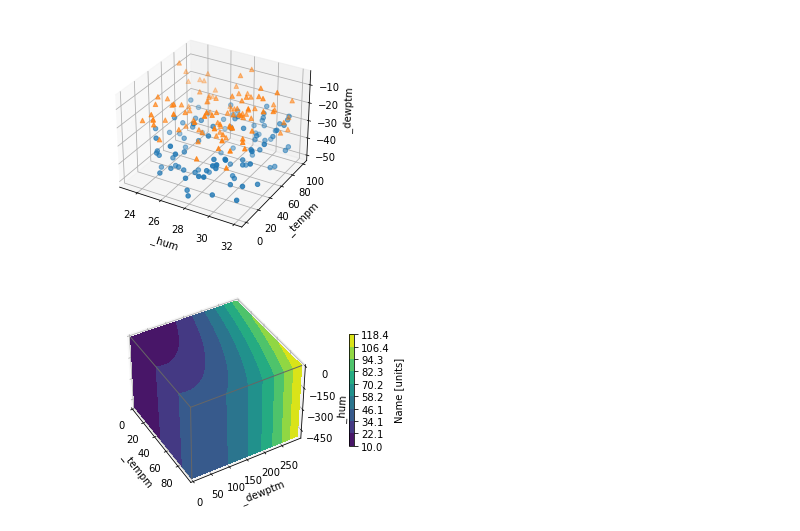
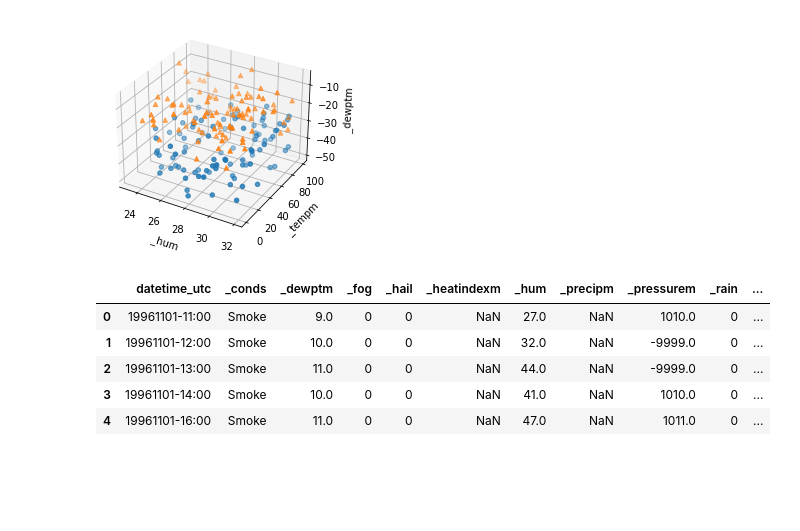
Before and after one commit to sfarn88/UCDPA_SarahFarnon, a Jupyter notebook: UCDPA_SarahFarnon.ipynb, the cells around one changed output. Cells and saved outputs as stored; diff of their text form; code cells hidden in the pictures; blank space fills up the shorter version.

```diff
--- a/UCDPA_SarahFarnon.ipynb
+++ b/UCDPA_SarahFarnon.ipynb
@@ -331,71 +331,3 @@ ax.set_zlabel(' _dewptm')
 plt.show()
 # %% [output]
 [figure]
-# %%
-import matplotlib.pyplot as plt
-import numpy as np
-
-# Define dimensions
-Nx, Ny, Nz = 100, 300, 500
-X, Y, Z = np.meshgrid(np.arange(Nx), np.arange(Ny), -np.arange(Nz))
-
-# Create fake data
-data = (((X+100)**2 + (Y-20)**2 + 2*Z)/1000+1)
-
-kw = {
-    'vmin': data.min(),
-    'vmax': data.max(),
-    'levels': np.linspace(data.min(), data.max(), 10),
-}
-
-# Create a figure with 3D ax
-fig = plt.figure(figsize=(5, 4))
-ax = fig.add_subplot(111, projection='3d')
-
-# Plot contour surfaces
-_ = ax.contourf(
-    X[:, :, 0], Y[:, :, 0], data[:, :, 0],
-    zdir='z', offset=0, **kw
-)
-_ = ax.contourf(
-    X[0, :, :], data[0, :, :], Z[0, :, :],
-    zdir='y', offset=0, **kw
-)
-C = ax.contourf(
-    data[:, -1, :], Y[:, -1, :], Z[:, -1, :],
-    zdir='x', offset=X.max(), **kw
-)
-# --
-
-
-# Set limits of the plot from coord limits
-xmin, xmax = X.min(), X.max()
-ymin, ymax = Y.min(), Y.max()
-zmin, zmax = Z.min(), Z.max()
-ax.set(xlim=[xmin, xmax], ylim=[ymin, ymax], zlim=[zmin, zmax])
-
-# Plot edges
-edges_kw = dict(color='0.4', linewidth=1, zorder=1e3)
-ax.plot([xmax, xmax], [ymin, ymax], 0, **edges_kw)
-ax.plot([xmin, xmax], [ymin, ymin], 0, **edges_kw)
-ax.plot([xmax, xmax], [ymin, ymin], [zmin, zmax], **edges_kw)
-
-# Set labels and zticks
-ax.set(
-    xlabel=' _tempm',
-    ylabel=' _dewptm',
-    zlabel=' _hum',
-    zticks=[0, -150, -300, -450],
-)
-
-# Set distance and angle view
-ax.view_init(40, -30)
-ax.dist = 11
-
-# Colorbar
-fig.colorbar(C, ax=ax, fraction=0.02, pad=0.1, label='Name [units]')
-
-# Show Figure
-plt.show()
-# %% [output]
-[figure, removed]
@@ -401,0 +336,10 @@ plt.show()
+# %%
+delhi=pd.read_csv("testset.csv")
+delhi.head()
+# %% [output]
+|  | datetime_utc | _conds | _dewptm | _fog | _hail | _heatindexm | _hum | _precipm | _pressurem | _rain | ... |
+| 0 | 19961101-11:00 | Smoke | 9.0 | 0 | 0 | NaN | 27.0 | NaN | 1010.0 | 0 | ... |
+| 1 | 19961101-12:00 | Smoke | 10.0 | 0 | 0 | NaN | 32.0 | NaN | -9999.0 | 0 | ... |
+| 2 | 19961101-13:00 | Smoke | 11.0 | 0 | 0 | NaN | 44.0 | NaN | -9999.0 | 0 | ... |
+| 3 | 19961101-14:00 | Smoke | 10.0 | 0 | 0 | NaN | 41.0 | NaN | 1010.0 | 0 | ... |
+| 4 | 19961101-16:00 | Smoke | 11.0 | 0 | 0 | NaN | 47.0 | NaN | 1011.0 | 0 | ... |
```
Also changed, not shown: parts of 7 cells of this notebook.
